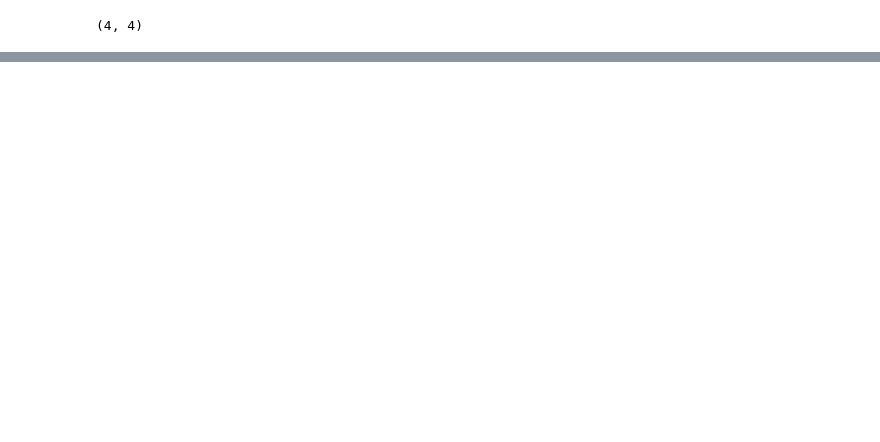
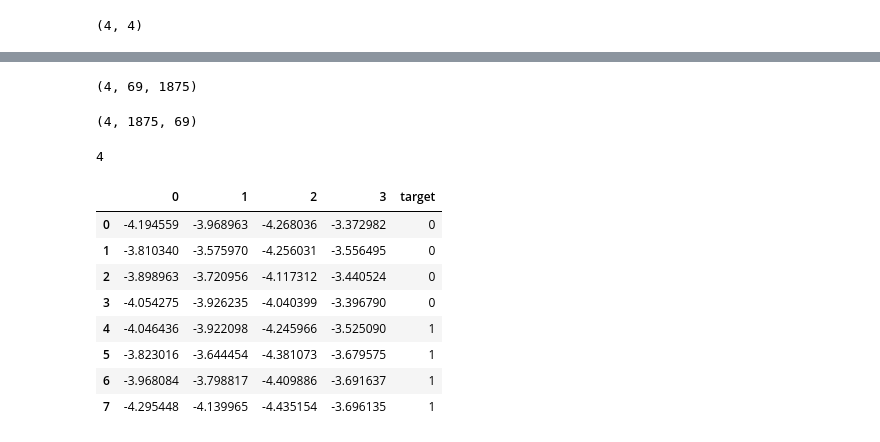
Before and after one commit to Cld338/EEG_analysis, a Jupyter notebook: example/main.ipynb, the cells around one changed output, grey strips where cells are left out. Cells and saved outputs as stored; diff of their text form; code cells hidden in the pictures; blank space fills up the shorter version.

Commit message:
modified:   example/__pycache__/dataAnalyzer.cpython-310.pyc 	modified:   example/dataAnalyzer.py 	new file:   example/log.txt 	modified:   example/main.ipynb

```diff
--- a/example/main.ipynb
+++ b/example/main.ipynb
@@ -54,0 +57,4 @@ left_csp_filter = CSP_filter(len(leftTrials[1]), leftTrials[0])
+# %%
+# CSP_passed_left_data = np.array([[bandpassedTrialsByClasses[i][j].T@left_csp_filter for j in range(minTrialsNum)] for i in range(experimentNum)])
+CSP_passed_left_data = [j.T@left_csp_filter for j in bandpassedTrialsByClasses["left"][0]]
+CSP_passed_right_data = [j.T@right_csp_filter for j in bandpassedTrialsByClasses["right"][0]]
@@ -54,0 +63,43 @@ left_csp_filter = CSP_filter(len(leftTrials[1]), leftTrials[0])
+# %%
+print(array(CSP_passed_left_data).shape)
+CSP_passed_left_data = [np.array([j.T for j in i]).T for i in CSP_passed_left_data]
+CSP_passed_right_data = [np.array([j.T for j in i]).T for i in CSP_passed_right_data]
+# %% [output]
+(4, 69, 1875)
+# %%
+array(CSP_passed_left_data).shape
+# %% [output]
+(4, 1875, 69)
+# %%
+from math import log
+m = 2
+print(len(CSP_passed_left_data))
+# for i in range(minTrialsNum):
+#     CSP_passed_left_data[i]
+leftVar = np.array([np.array([np.var(CSP_passed_left_data[i][j]) for j in range(minTrialsNum)]) for i in range(channelNum)])
+rightVar = np.array([np.array([np.var(CSP_passed_right_data[i][j]) for j in range(minTrialsNum)]) for i in range(channelNum)])
+
+leftVarRatio = np.array([np.array([log(leftVar[i][j-m]/sum(leftVar[i])) for j in range(m*2)]) for i in range(channelNum)])
+rightVarRatio = np.array([np.array([log(rightVar[i][j-m]/sum(rightVar[i])) for j in range(m*2)]) for i in range(channelNum)])
+# %% [output]
+4
+# %%
+leftVarRatioDF = pd.DataFrame(leftVarRatio)
+rightVarRatioDF = pd.DataFrame(rightVarRatio)
+labelDF = pd.DataFrame([0]*channelNum + [1]*channelNum)
+# %%
+VarRatioDF = pd.concat([leftVarRatioDF, rightVarRatioDF], axis=0)
+VarRatioDF = VarRatioDF.reset_index()
+VarRatioDF = pd.concat([VarRatioDF, labelDF], axis=1).iloc[:,1:]
+VarRatioDF.columns = [f"{n}" for n in range(m*2)] + ["target"]
+VarRatioDF
+# %% [output]
+|  | 0 | 1 | 2 | 3 | target |
+| 0 | -4.194559 | -3.968963 | -4.268036 | -3.372982 | 0 |
+| 1 | -3.810340 | -3.575970 | -4.256031 | -3.556495 | 0 |
+| 2 | -3.898963 | -3.720956 | -4.117312 | -3.440524 | 0 |
+| 3 | -4.054275 | -3.926235 | -4.040399 | -3.396790 | 0 |
+| 4 | -4.046436 | -3.922098 | -4.245966 | -3.525090 | 1 |
+| 5 | -3.823016 | -3.644454 | -4.381073 | -3.679575 | 1 |
+| 6 | -3.968084 | -3.798817 | -4.409886 | -3.691637 | 1 |
+| 7 | -4.295448 | -4.139965 | -4.435154 | -3.696135 | 1 |
```
Also changed, not shown: parts of 18 cells of this notebook, 2 other files.
